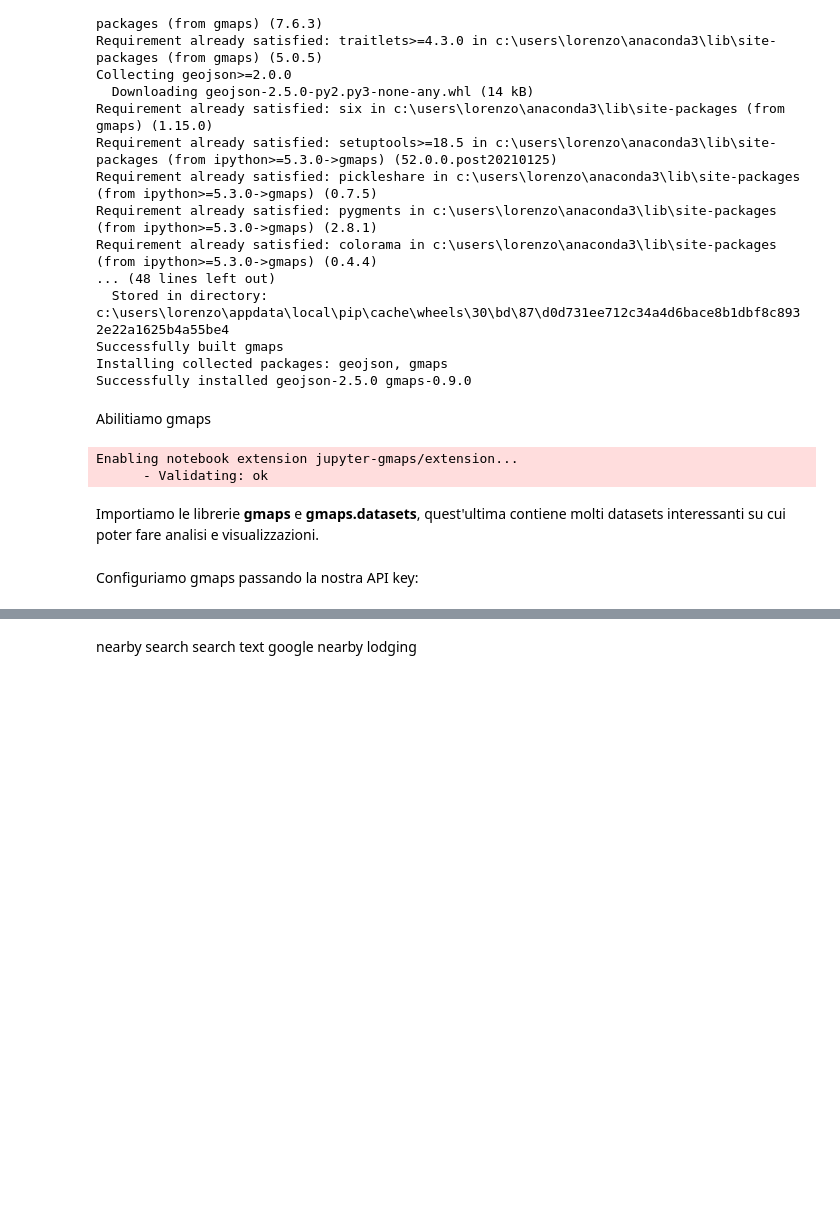
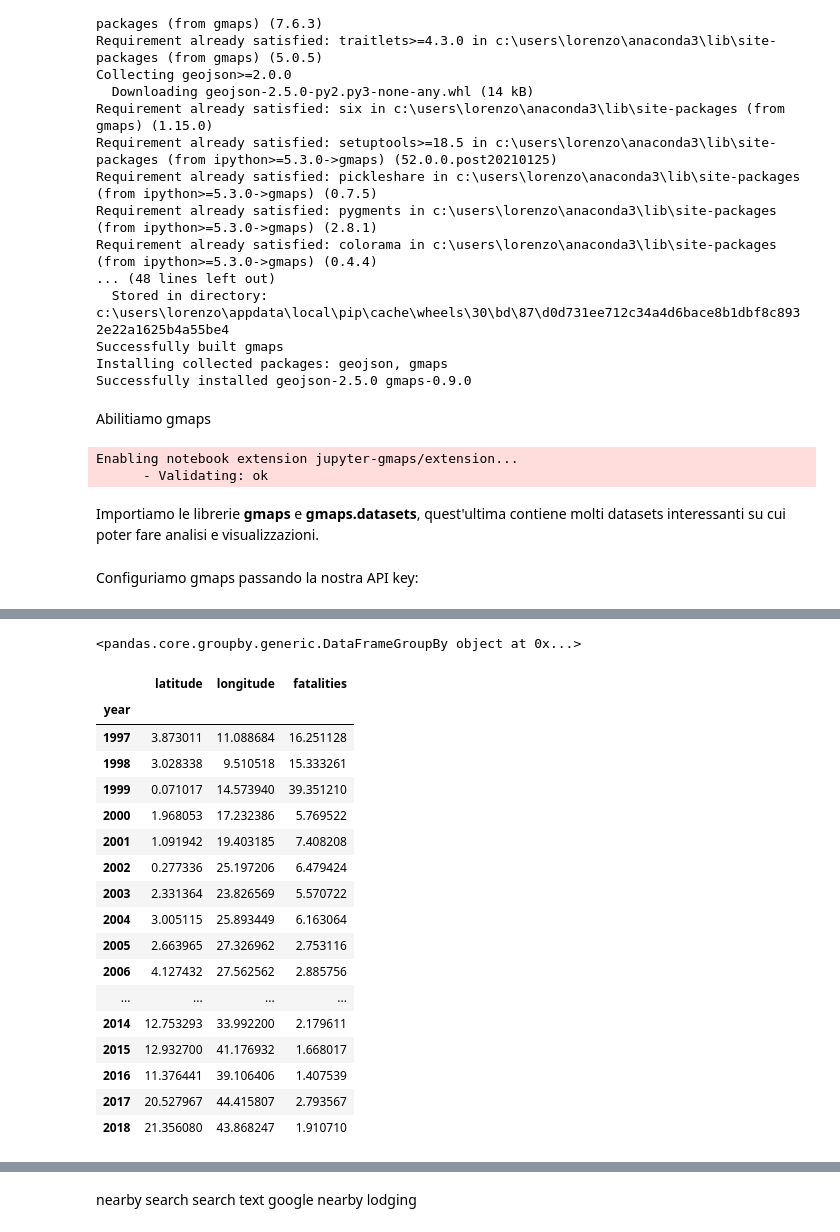
Before and after one commit to loremod/SocialMediaTutorial, a Jupyter notebook: Google Maps API.ipynb, the cells around one changed output, grey strips where cells are left out. Drawn from its saved outputs; the diff is of its cells as text; code cells hidden in the pictures; blank space fills up the shorter version.

Commit message:
Start working with pandas dataframes

```diff
--- a/Google Maps API.ipynb
+++ b/Google Maps API.ipynb
@@ -958,0 +1036,4 @@ Configuriamo gmaps passando la nostra API key:
+# %%
+earthquake_df = gmaps.datasets.load_dataset_as_df('earthquakes')
+print(f"Dimensione dataframe: {len(earthquake_df)}")
+earthquake_df.head()
@@ -958,0 +1065,4 @@ Configuriamo gmaps passando la nostra API key:
+# %%
+violence_df = gmaps.datasets.load_dataset_as_df('acled_africa_by_year')
+print(f"Dimensione dataframe: {len(violence_df)}")
+violence_df.head()
@@ -958,0 +1128,25 @@ Configuriamo gmaps passando la nostra API key:
+# %%
+violence_df.groupby('year')
+# %% [output]
+<pandas.core.groupby.generic.DataFrameGroupBy object at 0x...>
+# %%
+violence_df.groupby('year').mean()
+# %% [output]
+|  | latitude | longitude | fatalities |
+| year |  |  |  |
+| 1997 | 3.873011 | 11.088684 | 16.251128 |
+| 1998 | 3.028338 | 9.510518 | 15.333261 |
+| 1999 | 0.071017 | 14.573940 | 39.351210 |
+| 2000 | 1.968053 | 17.232386 | 5.769522 |
+| 2001 | 1.091942 | 19.403185 | 7.408208 |
+| 2002 | 0.277336 | 25.197206 | 6.479424 |
+| 2003 | 2.331364 | 23.826569 | 5.570722 |
+| 2004 | 3.005115 | 25.893449 | 6.163064 |
+| 2005 | 2.663965 | 27.326962 | 2.753116 |
+| 2006 | 4.127432 | 27.562562 | 2.885756 |
+| ... | ... | ... | ... |
+| 2014 | 12.753293 | 33.992200 | 2.179611 |
+| 2015 | 12.932700 | 41.176932 | 1.668017 |
+| 2016 | 11.376441 | 39.106406 | 1.407539 |
+| 2017 | 20.527967 | 44.415807 | 2.793567 |
+| 2018 | 21.356080 | 43.868247 | 1.910710 |
```
Also changed, not shown: parts of 37 cells of this notebook.
